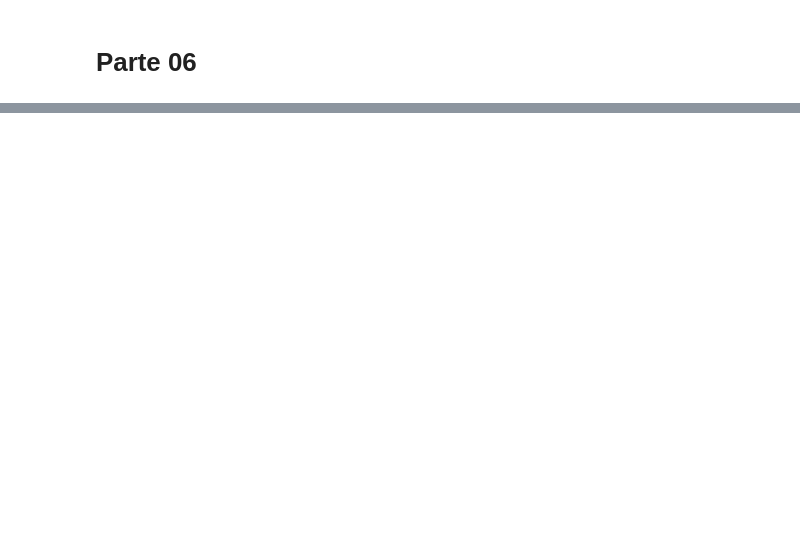
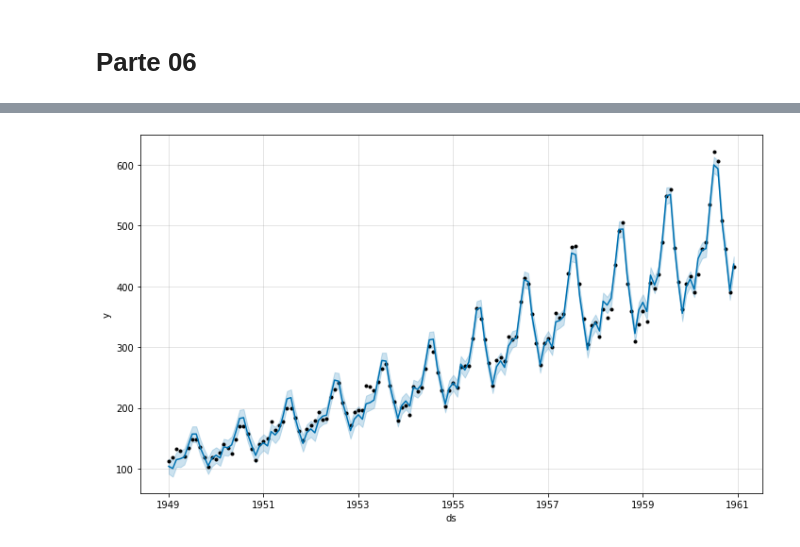
Before and after one commit to joutav/Bootcamp-data-science, a Jupyter notebook: modulo-4/analise-series-temporais/notebooks/projeto.ipynb, the cells around one changed output, grey strips where cells are left out. Saved outputs shown, nothing was run; the diff lists cells and outputs as text; code cells hidden in the pictures; blank space fills up the shorter version.

```diff
--- a/modulo-4/analise-series-temporais/notebooks/projeto.ipynb
+++ b/modulo-4/analise-series-temporais/notebooks/projeto.ipynb
@@ -449,0 +591,7 @@ ImportError: DLL load failed while importing _api: Não foi possível encontrar
+# %%
+futuro = modelo.make_future_dataframe(12, freq='M')
+previsao = modelo.predict()
+# %%
+figure = modelo.plot(previsao)
+# %% [output]
+[figure, added]
```
Also changed, not shown: parts of 38 cells of this notebook.
